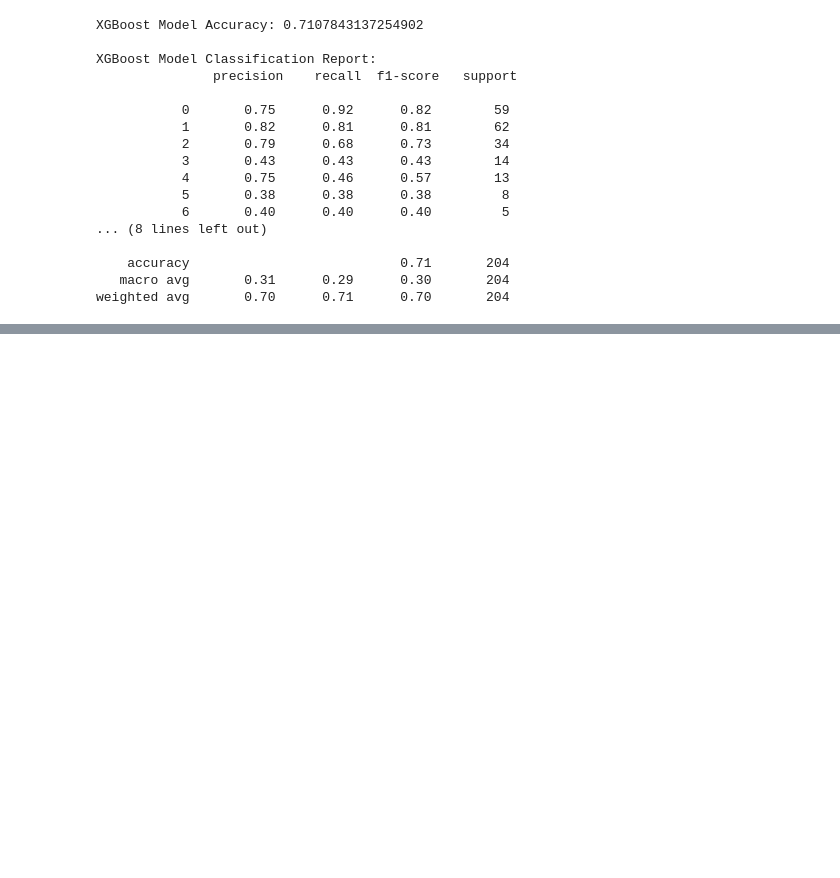
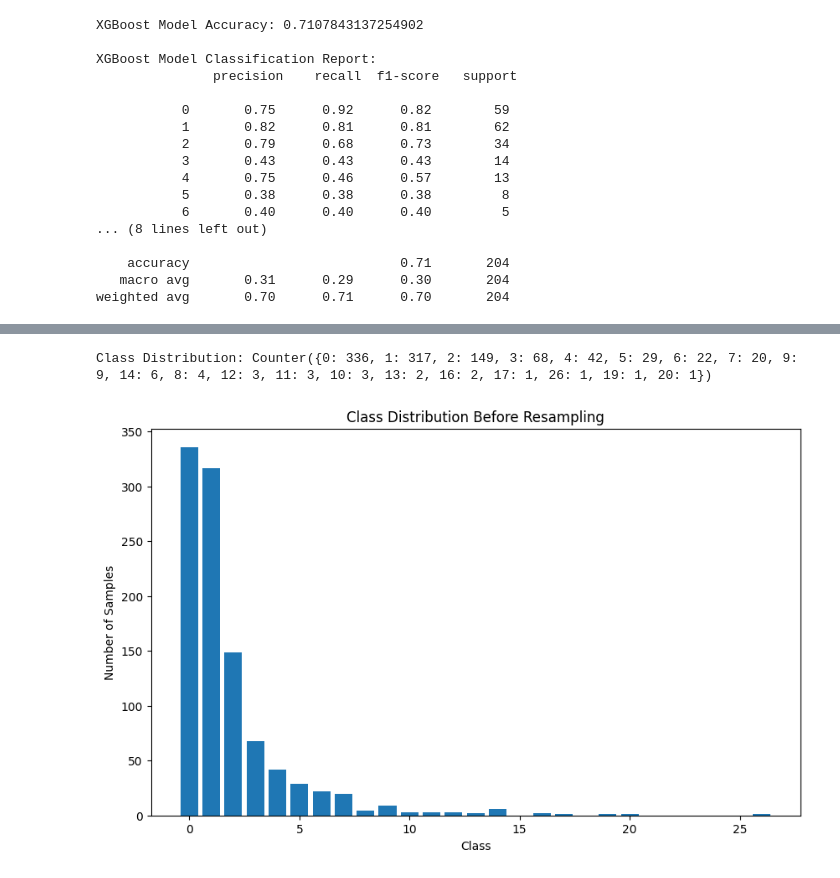
Before and after one commit to nasare34/Machine-Learning-Based-Prediction-of-Rabies-Outbreaks-Using-Epidemiological-and-Env.-Data-in-Africa, a Jupyter notebook: Rabbies.ipynb, the cells around one changed output, grey strips where cells are left out. Cells and saved outputs as stored; diff of their text form; code cells hidden in the pictures; blank space fills up the shorter version.

```diff
--- a/Rabbies.ipynb
+++ b/Rabbies.ipynb
@@ -385,3 +444,23 @@ files.download('random_forest_model.pkl')
 # %% [output]
 [interactive output not drawn]
 [interactive output not drawn]
+# %%
+import pandas as pd
+import matplotlib.pyplot as plt
+from collections import Counter
+
+# Assuming y is your target variable
+# Check the distribution of the target variable
+class_distribution = Counter(y)
+print("Class Distribution:", class_distribution)
+
+# Visualize the class distribution
+plt.figure(figsize=(10, 6))
+plt.bar(class_distribution.keys(), class_distribution.values())
+plt.title("Class Distribution Before Resampling")
+plt.xlabel("Class")
+plt.ylabel("Number of Samples")
+plt.show()
+# %% [output]
+Class Distribution: Counter({0: 336, 1: 317, 2: 149, 3: 68, 4: 42, 5: 29, 6: 22, 7: 20, 9: 9, 14: 6, 8: 4, 12: 3, 11: 3, 10: 3, 13: 2, 16: 2, 17: 1, 26: 1, 19: 1, 20: 1})
+[figure, added]
```
Also changed, not shown: parts of 4 cells of this notebook.
